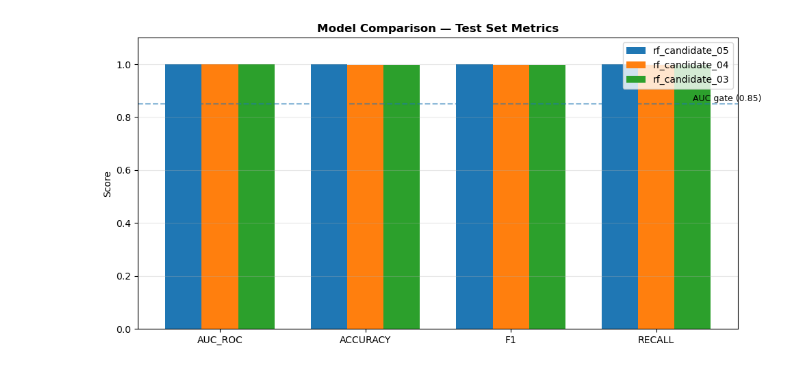
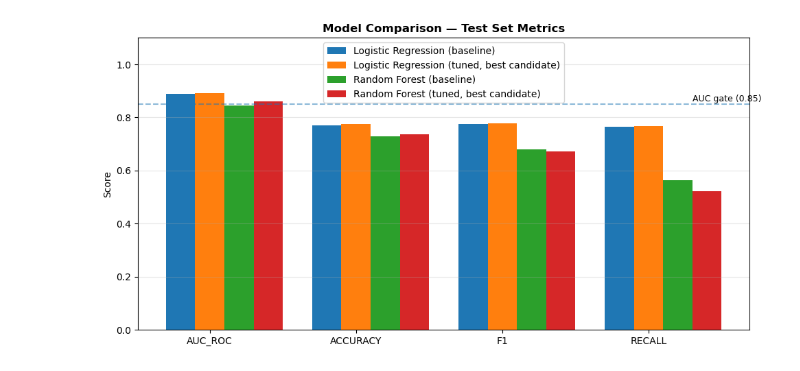
Before and after one commit to evaonghuilin-hub/CryptoScam-AI, a Jupyter notebook: notebooks/02_baseline_experiments_sagemaker_mlflow_app_with_team03.ipynb, the cells around one changed output. Cells and saved outputs as stored; diff of their text form; code cells hidden in the pictures.

```diff
--- a/notebooks/02_baseline_experiments_sagemaker_mlflow_app_with_team03.ipynb
+++ b/notebooks/02_baseline_experiments_sagemaker_mlflow_app_with_team03.ipynb
@@ -419,10 +345,10 @@ def log_roc_curve(model, X_te, y_te, title):
         mlflow.log_artifact(p, artifact_path ='plots')
     plt.show(); plt.close()
 
-def log_feature_importance(model, feature_names, title, top_n=25):
+def log_feature_importance(model, feature_names, title, top_n=5):
     if not hasattr(model,'feature_importances_'): return
     imp = pd.Series(model.feature_importances_, index=feature_names).sort_values(ascending=True)
-    imp = imp.tail(top_n)  # ADAPTED: TF-IDF gives thousands of features, so only show the top ones
+    imp = imp.tail(top_n)
     fig, ax = plt.subplots(figsize=(6,7))
     imp.plot(kind='barh', ax=ax, color='#5B9BD5')
     ax.set_title(f'Feature Importance (top {top_n}) — {title}', fontweight='bold')
@@ -432,5 +358,3 @@ def log_feature_importance(model, feature_names, title, top_n=25):
         fig.savefig(p, dpi=100, bbox_inches='tight')
         mlflow.log_artifact(p, artifact_path ='plots')
     plt.show(); plt.close()
-
-print('Helper functions ready.')
@@ -442,12 +364,12 @@ Helper functions ready.
 The simplest model that makes sense for binary classification. Sets a performance floor that more complex models must beat.
 # %%
 from sklearn.linear_model import LogisticRegression
+from sklearn.model_selection import StratifiedKFold, cross_val_score
+
 
 run_name = f"{TEAM_ID}_{STUDENT_ID}_logistic_regression_baseline"
 
-# ADAPTED: class_weight='balanced' added (kept from this project's previous baseline
-# notebook) since the scam dataset is imbalanced -- the proposal prioritises recall.
-LR_PARAMS = {'C':1.0, 'max_iter':1000, 'solver':'lbfgs', 'class_weight':'balanced', 'random_state':RANDOM_STATE}
+LR_PARAMS = {'C':1.0, 'max_iter':1000, 'solver':'lbfgs', 'random_state':RANDOM_STATE}
 
 with mlflow.start_run(run_name=run_name) as run:
 
@@ -467,7 +389,8 @@ with mlflow.start_run(run_name=run_name) as run:
     LR_RUN_ID = run.info.run_id
 
 print('LOGISTIC REGRESSION RESULTS')
-for k,v in sorted(metrics.items()):
-    print(f'  {"TRAIN" if k.startswith("train") else "TEST "} {k:<25}: {v}')
+for k, v in sorted(metrics.items()):
+    split = 'TRAIN' if k.startswith('train') else 'TEST'
+    print(f'  {split} {k}: {v}')
 print(f'Run ID: {LR_RUN_ID}')
 # %% [output]
@@ -495,7 +492,7 @@ from sklearn.ensemble import RandomForestClassifier
 run_name = f"{TEAM_ID}_{STUDENT_ID}_random_forest_baseline"
 
 RF_PARAMS = {'n_estimators':100,'max_depth':6,'min_samples_leaf':4,
-             'class_weight':'balanced','random_state':RANDOM_STATE,'n_jobs':-1}
+             'random_state':RANDOM_STATE,'n_jobs':-1}
 
 with mlflow.start_run(run_name=run_name) as run:
 
@@ -516,6 +513,7 @@ with mlflow.start_run(run_name=run_name) as run:
     RF_RUN_ID = run.info.run_id
 
 print('RANDOM FOREST RESULTS')
-for k,v in sorted(metrics.items()):
-    print(f'  {"TRAIN" if k.startswith("train") else "TEST "} {k:<25}: {v}')
+for k, v in sorted(metrics.items()):
+    split = 'TRAIN' if k.startswith('train') else 'TEST'
+    print(f'  {split} {k}: {v}')
 # %% [output]
@@ -542,6 +542,4 @@ Each hyperparameter combination is logged as a **child run** under a parent run.
 # %%
-from sklearn.model_selection import StratifiedKFold, cross_val_score
-
 param_grid = [
     {'n_estimators': 50,  'max_depth': 4, 'min_samples_leaf': 2},
     {'n_estimators':100,  'max_depth': 4, 'min_samples_leaf': 4},
@@ -562,6 +560,8 @@ with mlflow.start_run(run_name=f"{TEAM_ID}_{STUDENT_ID}_rf_tuning_parent") as pa
     for i, params in enumerate(param_grid):
         all_p = {**params, 'class_weight':'balanced', 'random_state':RANDOM_STATE}
         with mlflow.start_run(run_name=f'rf_candidate_{i+1:02d}', nested=True):
+
+            mlflow.set_tags(COMMON_TAGS)
             mlflow.log_params(all_p)
             m = RandomForestClassifier(**all_p, n_jobs=-1)
             cv_scores = cross_val_score(m, X_train, y_train, cv=cv, scoring='roc_auc', n_jobs=-1)
@@ -570,7 +570,6 @@ with mlflow.start_run(run_name=f"{TEAM_ID}_{STUDENT_ID}_rf_tuning_parent") as pa
             m.fit(X_train, y_train)
             test_m = evaluate_model(m, X_train, y_train, X_test, y_test)
             mlflow.log_metrics(test_m)
-            #log model artifact for this candidate run
             mlflow.sklearn.log_model(m, name = "model")
 
             print(f'Candidate {i+1}: {params} | CV AUC={cv_scores.mean():.4f} | Test AUC={test_m["test_auc_roc"]}')
@@ -580,6 +579,6 @@ with mlflow.start_run(run_name=f"{TEAM_ID}_{STUDENT_ID}_rf_tuning_parent") as pa
     mlflow.log_metric('best_cv_auc', round(best_auc,4))
     TUNING_RUN_ID = parent.info.run_id
 
-print(f'\nBest CV AUC : {best_auc:.4f}')
-print(f'Best params : {best_params}')
+print(f'\nBest CV AUC: {best_auc:.4f}')
+print(f'Best params: {best_params}')
 # %% [output]
@@ -658,42 +692,39 @@ Best run: rf_candidate_05 | AUC=1.0000
 # %%
-# Visual comparison of top completed runs in the current experiment.
+# Visual comparison of the four selected runs (LR baseline, LR tuned, RF baseline, RF tuned).
 fig, ax = plt.subplots(figsize=(10,5))
 
 metric_cols = [
     'metrics.test_auc_roc',
     'metrics.test_accuracy',
     'metrics.test_f1',
     'metrics.test_recall'
 ]
 avail_m = [c for c in metric_cols if c in runs.columns]
 
-# Use the top 3 finished runs by AUC.
-top_runs = runs.head(3)
-
+top_runs = runs.head(4)
 labels = [c.replace('metrics.test_','').upper() for c in avail_m]
 x = np.arange(len(labels))
-w = 0.25
+w = 0.2
 
 for idx,(_, row) in enumerate(top_runs.iterrows()):
     vals = [row.get(m,0) for m in avail_m]
     ax.bar(
         x + idx*w,
         vals,
         w,
-        label=row.get('tags.mlflow.runName', f'run{idx}')
+        label=row.get('display_name', row.get('tags.mlflow.runName', f'run{idx}'))
     )
 
 ax.set_xticks(x+w)
 ax.set_xticklabels(labels)
 ax.set_ylim(0,1.1)
 ax.set_ylabel('Score')
 ax.set_title('Model Comparison — Test Set Metrics', fontweight='bold')
-# ADAPTED: reference the QUALITY_GATE variable (0.85) instead of a hardcoded 0.75
 ax.axhline(QUALITY_GATE, linestyle='--', alpha=0.5)
 ax.text(len(labels)-0.5, QUALITY_GATE+0.01, f'AUC gate ({QUALITY_GATE})', fontsize=9)
 ax.legend()
 ax.grid(axis='y', alpha=0.3)
 plt.tight_layout()
 plt.show()
 # %% [output]
-[figure, old version]
+[figure, new version]
```
Also changed, not shown: parts of 35 cells of this notebook, 17 other files.
